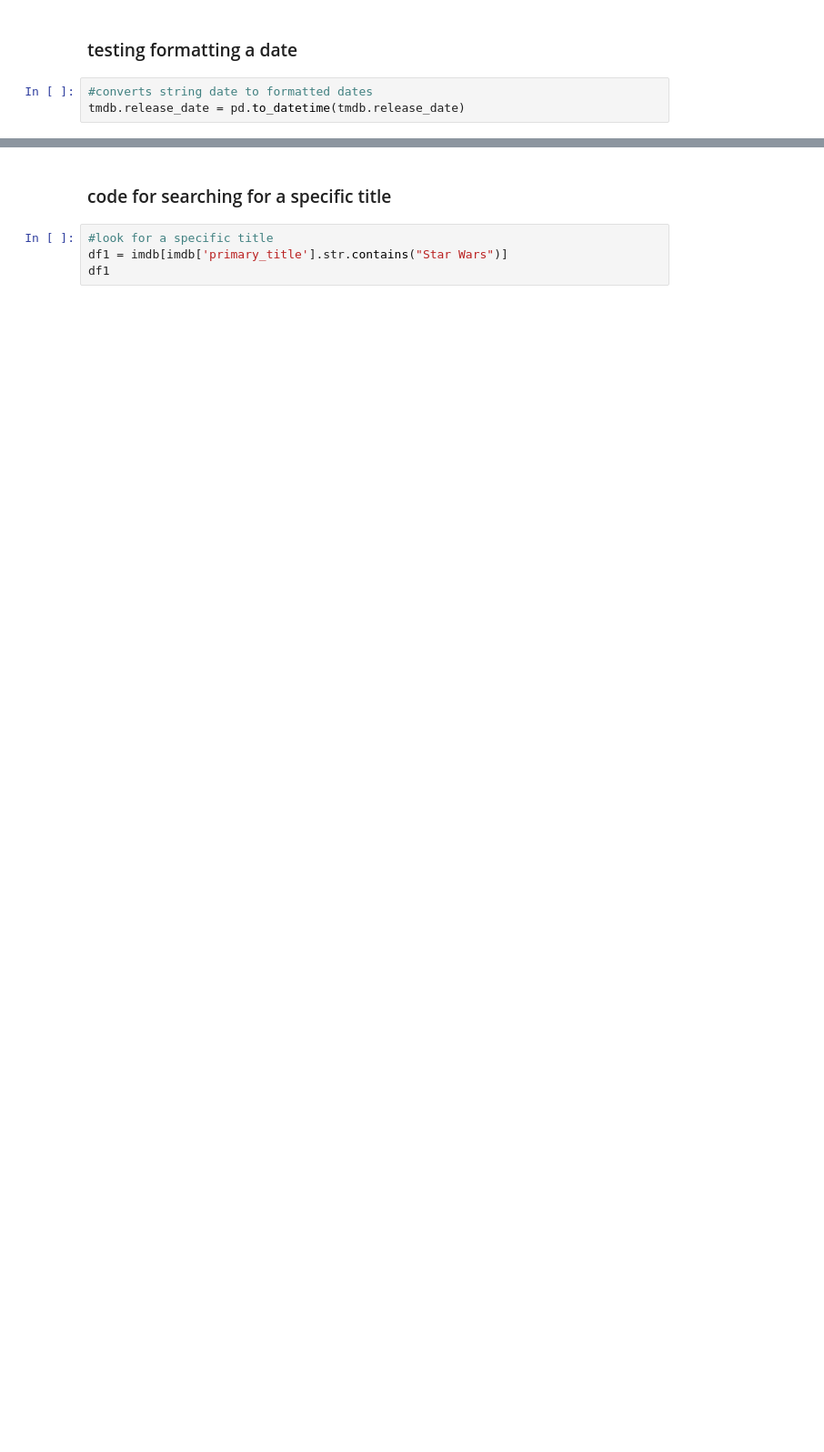
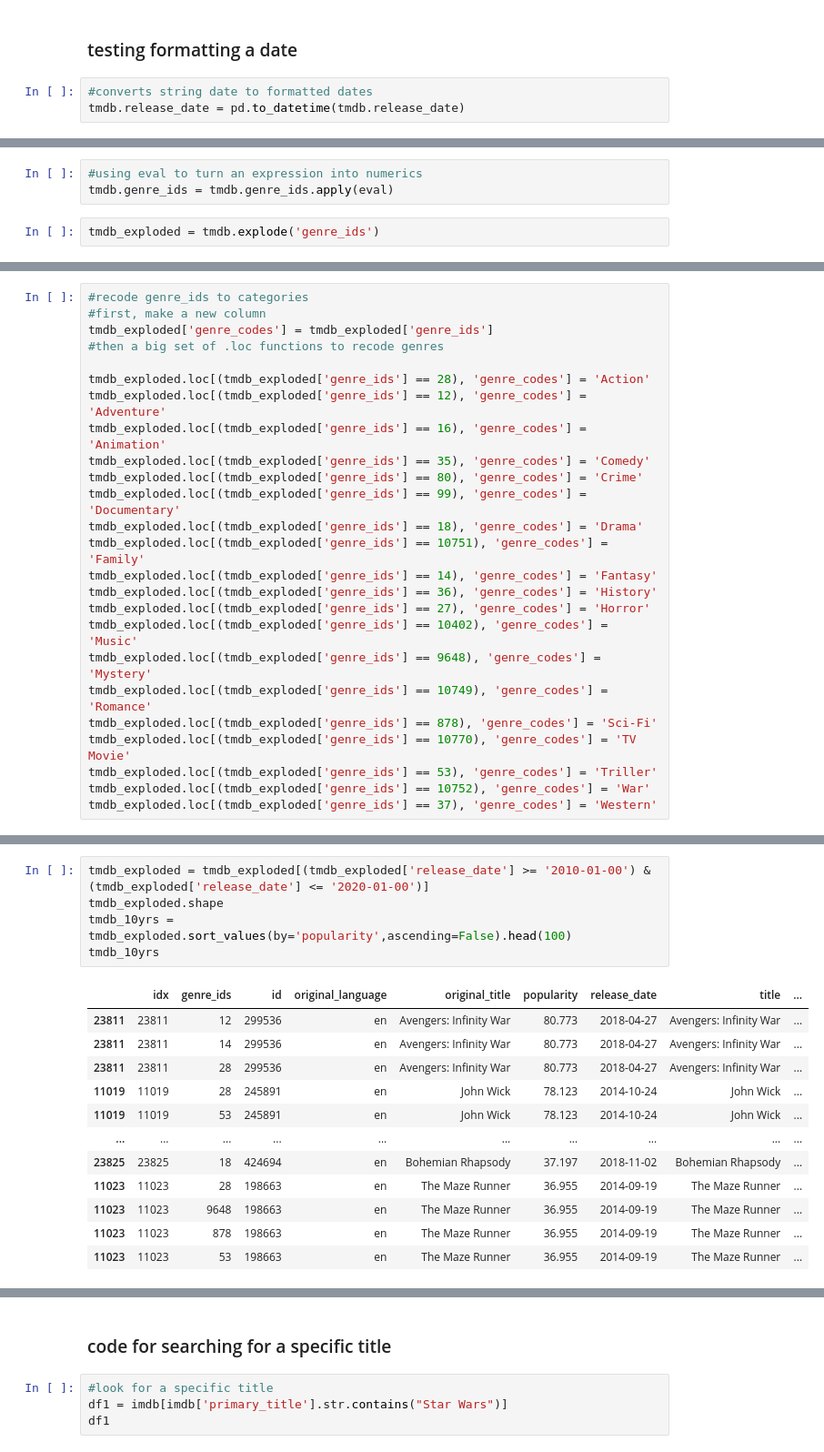
Before and after one commit to john-c-simmons/microsoft_film_reccomendation, a Jupyter notebook: Movie_analysis_screening.ipynb, the cells around one changed output, grey strips where cells are left out. Shown: that part at 91% size. Saved outputs shown, nothing was run; the diff lists cells and outputs as text; blank space fills up the shorter version.

```diff
--- a/Movie_analysis_screening.ipynb
+++ b/Movie_analysis_screening.ipynb
@@ -141,0 +190,5 @@ Name: genres, dtype: object
+# %%
+#using eval to turn an expression into numerics
+tmdb.genre_ids = tmdb.genre_ids.apply(eval)
+# %%
+tmdb_exploded = tmdb.explode('genre_ids')
@@ -141,0 +204,25 @@ Name: genres, dtype: object
+# %%
+#recode genre_ids to categories
+#first, make a new column
+tmdb_exploded['genre_codes'] = tmdb_exploded['genre_ids']
+#then a big set of .loc functions to recode genres
+
+tmdb_exploded.loc[(tmdb_exploded['genre_ids'] == 28), 'genre_codes'] = 'Action'
+tmdb_exploded.loc[(tmdb_exploded['genre_ids'] == 12), 'genre_codes'] = 'Adventure'
+tmdb_exploded.loc[(tmdb_exploded['genre_ids'] == 16), 'genre_codes'] = 'Animation'
+tmdb_exploded.loc[(tmdb_exploded['genre_ids'] == 35), 'genre_codes'] = 'Comedy'
+tmdb_exploded.loc[(tmdb_exploded['genre_ids'] == 80), 'genre_codes'] = 'Crime'
+tmdb_exploded.loc[(tmdb_exploded['genre_ids'] == 99), 'genre_codes'] = 'Documentary'
+tmdb_exploded.loc[(tmdb_exploded['genre_ids'] == 18), 'genre_codes'] = 'Drama'
+tmdb_exploded.loc[(tmdb_exploded['genre_ids'] == 10751), 'genre_codes'] = 'Family'
+tmdb_exploded.loc[(tmdb_exploded['genre_ids'] == 14), 'genre_codes'] = 'Fantasy'
+tmdb_exploded.loc[(tmdb_exploded['genre_ids'] == 36), 'genre_codes'] = 'History'
+tmdb_exploded.loc[(tmdb_exploded['genre_ids'] == 27), 'genre_codes'] = 'Horror'
+tmdb_exploded.loc[(tmdb_exploded['genre_ids'] == 10402), 'genre_codes'] = 'Music'
+tmdb_exploded.loc[(tmdb_exploded['genre_ids'] == 9648), 'genre_codes'] = 'Mystery'
+tmdb_exploded.loc[(tmdb_exploded['genre_ids'] == 10749), 'genre_codes'] = 'Romance'
+tmdb_exploded.loc[(tmdb_exploded['genre_ids'] == 878), 'genre_codes'] = 'Sci-Fi'
+tmdb_exploded.loc[(tmdb_exploded['genre_ids'] == 10770), 'genre_codes'] = 'TV Movie'
+tmdb_exploded.loc[(tmdb_exploded['genre_ids'] == 53), 'genre_codes'] = 'Triller'
+tmdb_exploded.loc[(tmdb_exploded['genre_ids'] == 10752), 'genre_codes'] = 'War'
+tmdb_exploded.loc[(tmdb_exploded['genre_ids'] == 37), 'genre_codes'] = 'Western'
@@ -141,0 +261,18 @@ Name: genres, dtype: object
+# %%
+tmdb_exploded = tmdb_exploded[(tmdb_exploded['release_date'] >= '2010-01-00') & (tmdb_exploded['release_date'] <= '2020-01-00')]
+tmdb_exploded.shape
+tmdb_10yrs = tmdb_exploded.sort_values(by='popularity',ascending=False).head(100)
+tmdb_10yrs
+# %% [output]
+|  | idx | genre_ids | id | original_language | original_title | popularity | release_date | title | ... |
+| 23811 | 23811 | 12 | 299536 | en | Avengers: Infinity War | 80.773 | 2018-04-27 | Avengers: Infinity War | ... |
+| 23811 | 23811 | 14 | 299536 | en | Avengers: Infinity War | 80.773 | 2018-04-27 | Avengers: Infinity War | ... |
+| 23811 | 23811 | 28 | 299536 | en | Avengers: Infinity War | 80.773 | 2018-04-27 | Avengers: Infinity War | ... |
+| 11019 | 11019 | 28 | 245891 | en | John Wick | 78.123 | 2014-10-24 | John Wick | ... |
+| 11019 | 11019 | 53 | 245891 | en | John Wick | 78.123 | 2014-10-24 | John Wick | ... |
+| ... | ... | ... | ... | ... | ... | ... | ... | ... | ... |
+| 23825 | 23825 | 18 | 424694 | en | Bohemian Rhapsody | 37.197 | 2018-11-02 | Bohemian Rhapsody | ... |
+| 11023 | 11023 | 28 | 198663 | en | The Maze Runner | 36.955 | 2014-09-19 | The Maze Runner | ... |
+| 11023 | 11023 | 9648 | 198663 | en | The Maze Runner | 36.955 | 2014-09-19 | The Maze Runner | ... |
+| 11023 | 11023 | 878 | 198663 | en | The Maze Runner | 36.955 | 2014-09-19 | The Maze Runner | ... |
+| 11023 | 11023 | 53 | 198663 | en | The Maze Runner | 36.955 | 2014-09-19 | The Maze Runner | ... |
```
Also changed, not shown: parts of 25 cells of this notebook.
